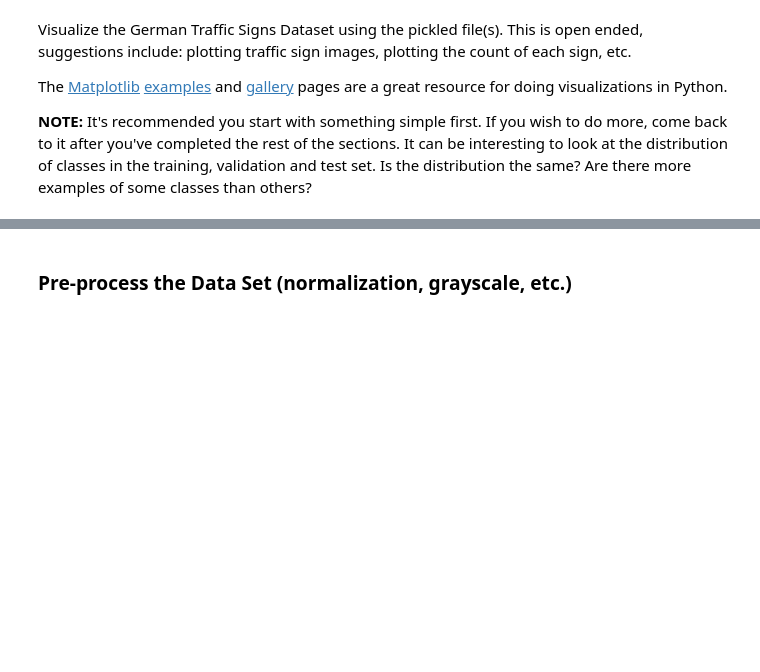
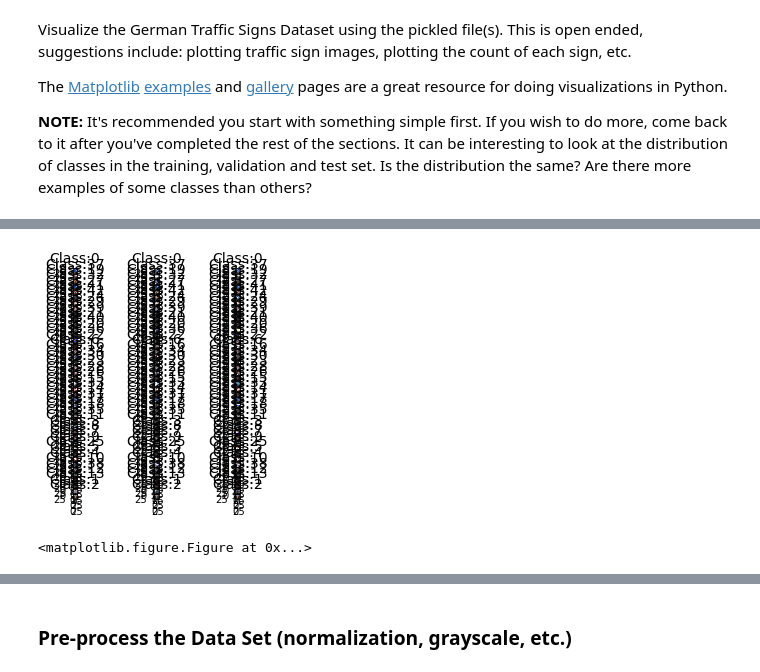
Before and after one commit to AbdulTheProgrammer/CarND-Traffic-Sign-Classifier-Project, a Jupyter notebook: Traffic_Sign_Classifier.ipynb, the cells around one changed output, grey strips where cells are left out. Saved outputs shown, nothing was run; the diff lists cells and outputs as text; code cells hidden in the pictures; blank space fills up the shorter version.

```diff
--- a/Traffic_Sign_Classifier.ipynb
+++ b/Traffic_Sign_Classifier.ipynb
@@ -306,0 +282,15 @@ Here is an example of a [published baseline model on this problem](http://yann.l
+# %%
+f, axarr = plt.subplots(n_classes, 3, figsize=(32,32))
+plt.figure()
+f.subplots_adjust(left=0.1, right=0.9, bottom=0.1, top=0.9)
+#f.tight_layout()
+
+for i in range(0, n_classes):
+    for j in range (3):
+        subtitle = "Class:" + str(labels[i])
+        axarr[i,j].set_title(subtitle, fontsize=14)
+        axarr[i,j].imshow(X_train[indices[i] + j].squeeze())
+        axarr[i,j].set_aspect(aspect=1, adjustable='box')
+# %% [output]
+[figure, added]
+<matplotlib.figure.Figure at 0x...>
```
Also changed, not shown: parts of 7 cells of this notebook, 3 other files.
